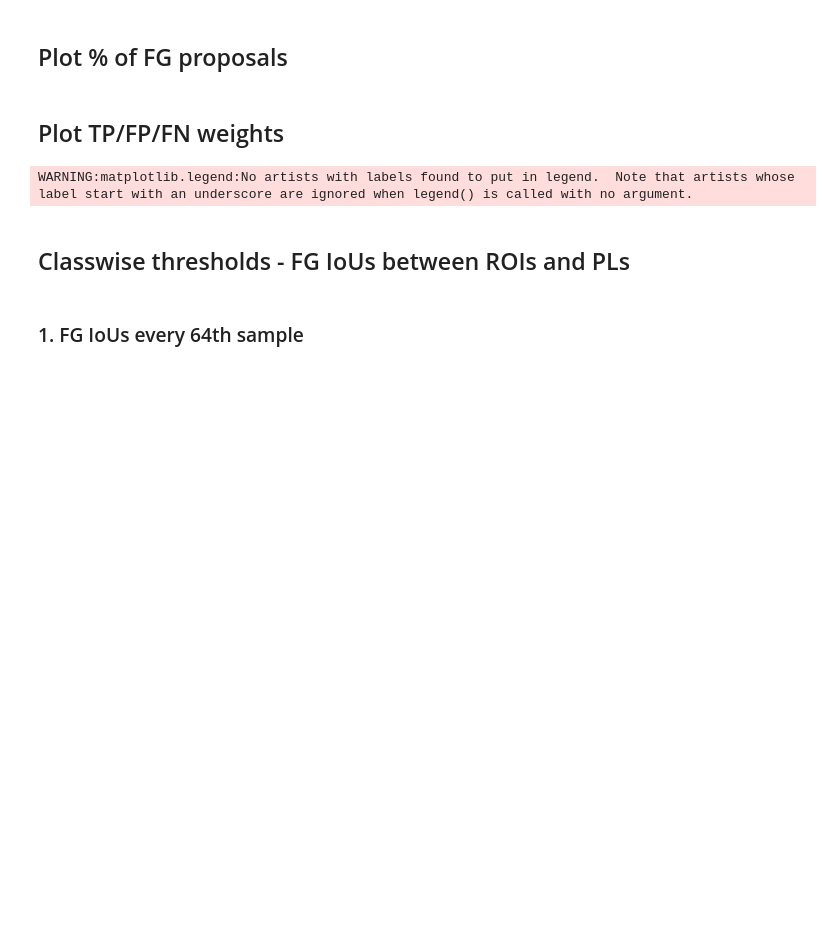
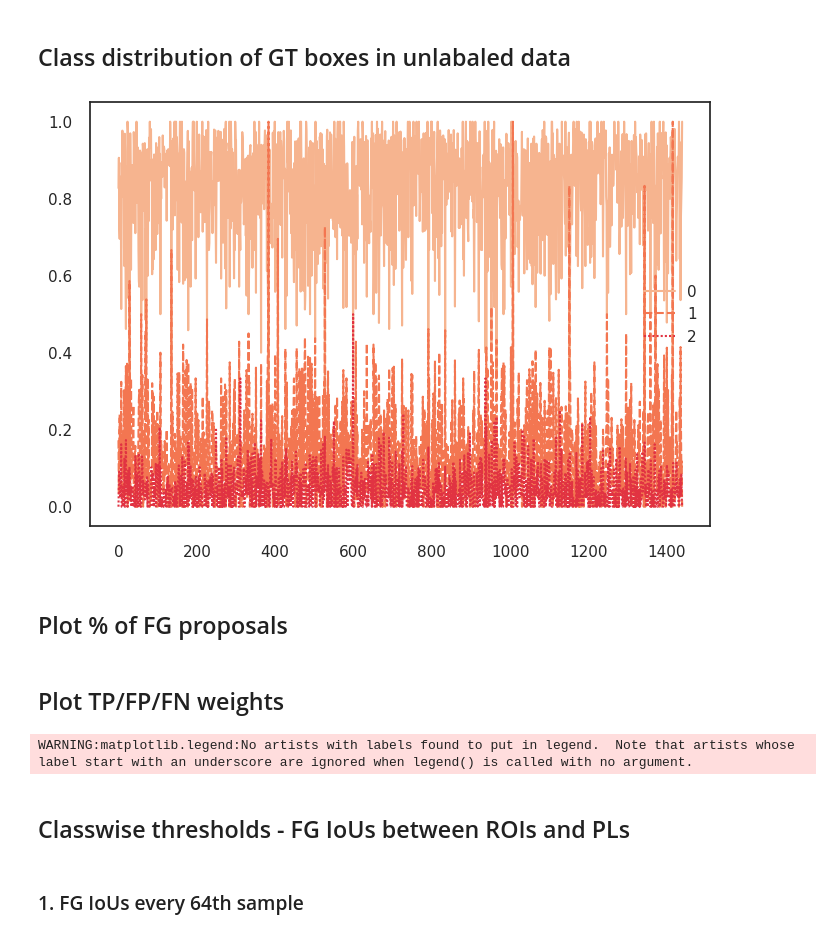
Before and after one commit to shashankag14/OpenPCDet, a Jupyter notebook: tools/tb_metrics.ipynb, the cells around one changed output. Drawn from its saved outputs; the diff is of its cells as text; code cells hidden in the pictures; blank space fills up the shorter version.

Commit message:
Add cls distribution of unlab GTs

```diff
--- a/tools/tb_metrics.ipynb
+++ b/tools/tb_metrics.ipynb
@@ -37,6 +37,25 @@ sns.set_theme(style="ticks", palette="rocket_r", rc={
 # df.to_csv(f"metrics_{experiment_name}.csv", index=False)
 
 # df = pd.read_csv(f"metrics_{experiment_name}.csv")
+# %% [markdown]
+## Class distribution of GT boxes in unlabaled data
+# %%
+import torch
+exp_id_ab1_ours, exp_name_ab1_ours = "o7fRMElwRAKv6boGQb29FQ", "rev-uc-bg_bs8_split_1_1_trial_1_293070a"
+df = pd.read_csv(f"metrics_{exp_name_ab1_ours}.csv")
+l = []
+num_to_class = {1:'Car', 2:'Pedestrian', 3:'Cyclist'}
+for cls_idx in list(num_to_class.keys()):
+    x = df[df.run==('tensorboard/rcnn_roi_pl_gt_metrics_cls/num_gt_boxes/' + num_to_class[cls_idx])].reset_index().value.tolist()
+    l.append(x)
+l = torch.Tensor(l).transpose(0,1)
+l_sum = torch.sum(l, dim=1).unsqueeze(-1).repeat(1,3)
+final = torch.div(l, l_sum)#.transpose(0,1)
+final_df = pd.DataFrame(final.numpy())
+g = sns.lineplot(final_df)
+plt.show()
+# %% [output]
+[figure, added]
 # %% [markdown]
 ## Plot % of FG proposals
 # %%
```
